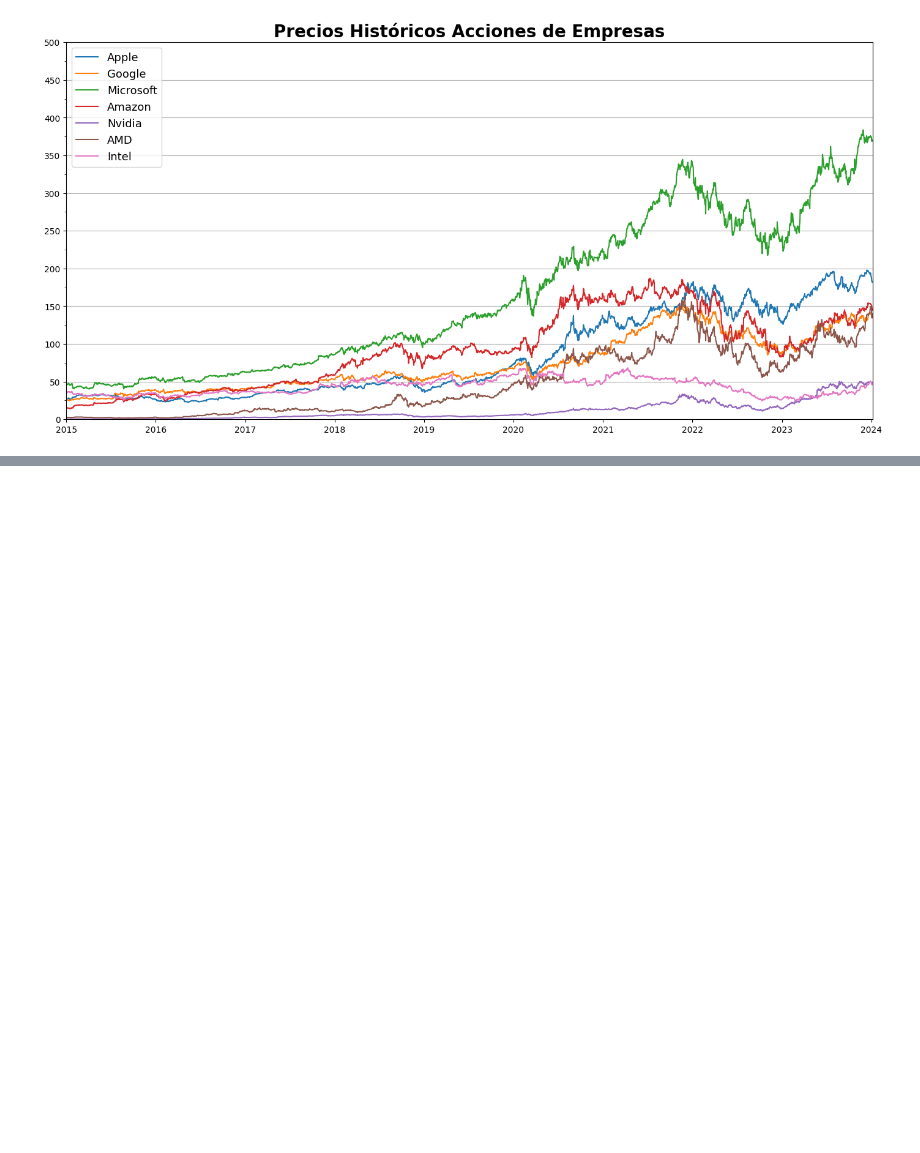
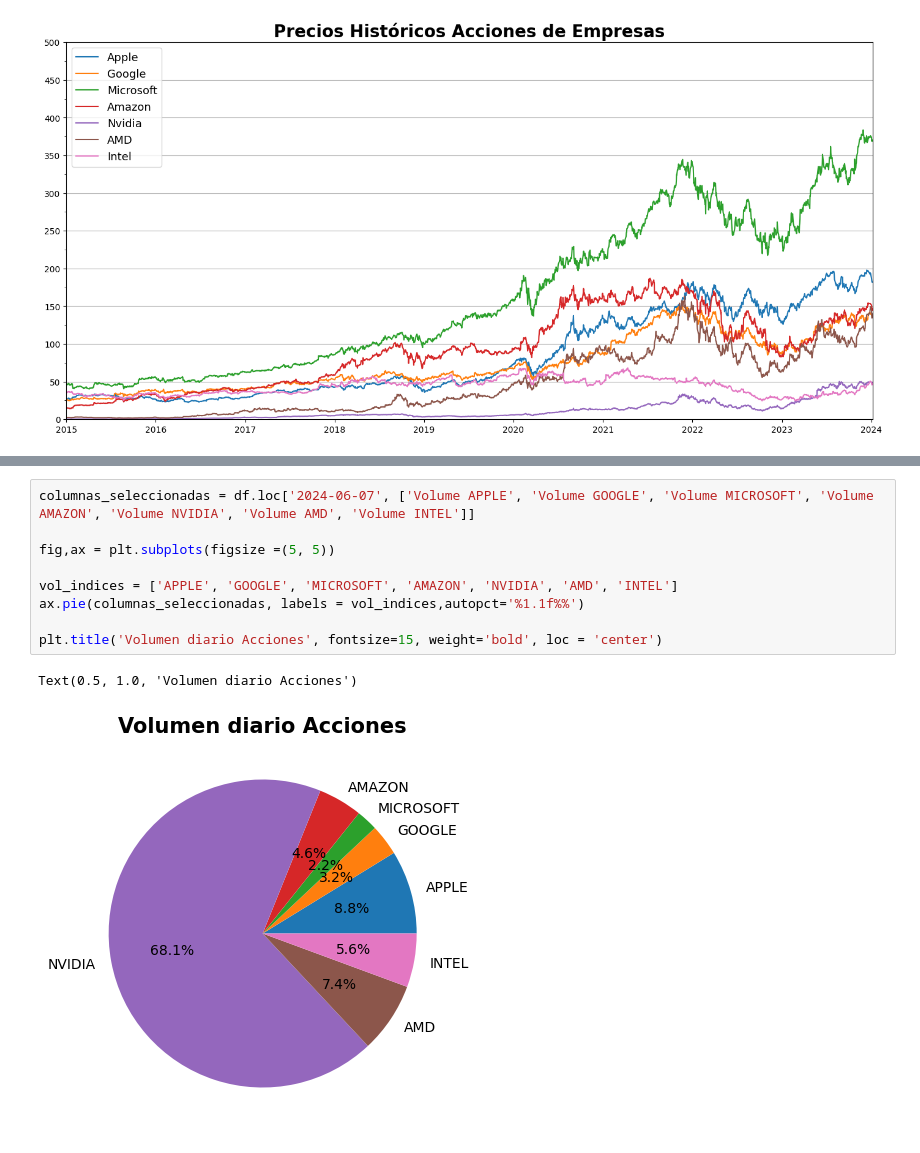
Before and after one commit to AlanCarro/PREENTREGA_DEL_PROYECTO_FINAL-Alan_Emanuel_Carro, a Jupyter notebook: Untitled1.ipynb, the cells around one changed output, grey strips where cells are left out. Drawn from its saved outputs; the diff is of its cells as text; blank space fills up the shorter version.

```diff
--- a/Untitled1.ipynb
+++ b/Untitled1.ipynb
@@ -198,0 +182,12 @@ Text(0, 0.5, 'INTEL')
+# %%
+columnas_seleccionadas = df.loc['2024-06-07', ['Volume APPLE', 'Volume GOOGLE', 'Volume MICROSOFT', 'Volume AMAZON', 'Volume NVIDIA', 'Volume AMD', 'Volume INTEL']]
+
+fig,ax = plt.subplots(figsize =(5, 5))
+
+vol_indices = ['APPLE', 'GOOGLE', 'MICROSOFT', 'AMAZON', 'NVIDIA', 'AMD', 'INTEL']
+ax.pie(columnas_seleccionadas, labels = vol_indices,autopct='%1.1f%%')
+
+plt.title('Volumen diario Acciones', fontsize=15, weight='bold', loc = 'center')
+# %% [output]
+Text(0.5, 1.0, 'Volumen diario Acciones')
+[figure, added]
```
Also changed, not shown: parts of 7 cells of this notebook.
